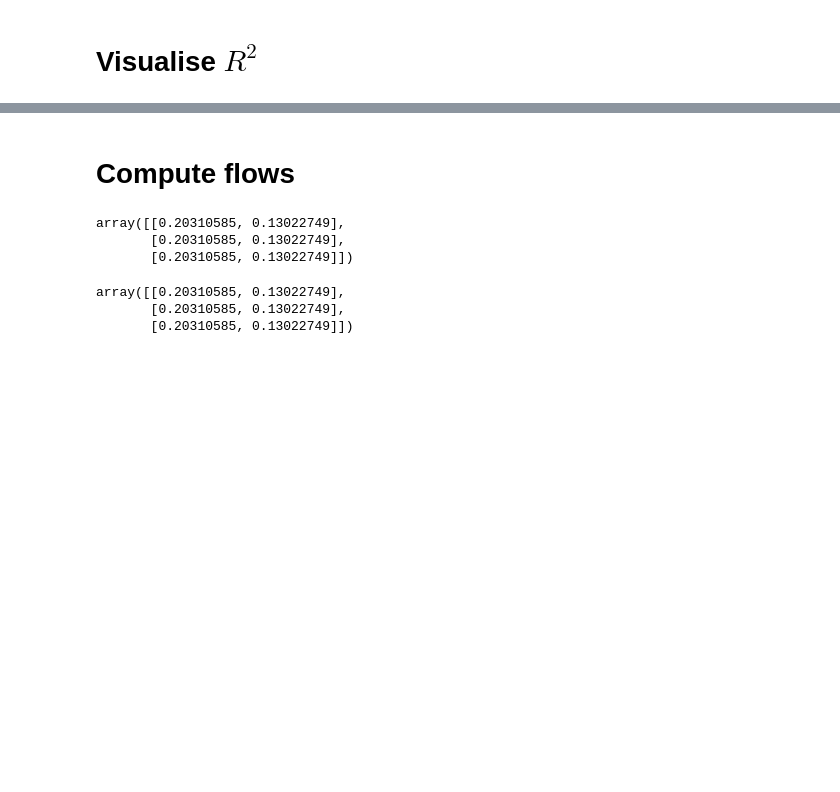
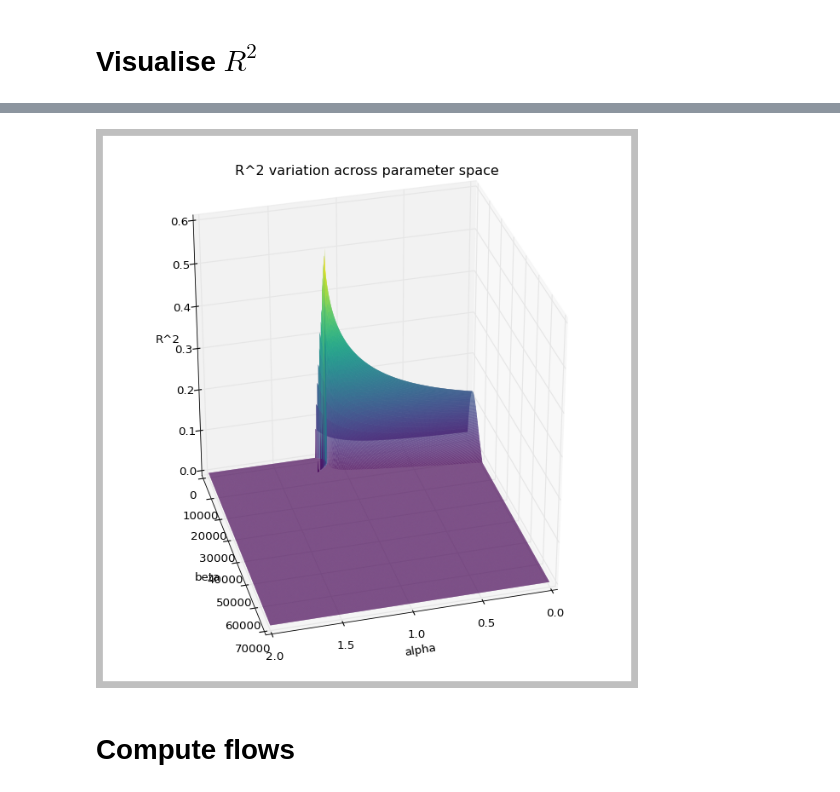
Before and after one commit to YannisZa/stochastic-travel-demand-modelling, a Jupyter notebook: notebooks/debugging_r_squared_analysis.ipynb, the cells around one changed output, grey strips where cells are left out. Cells and saved outputs as stored; diff of their text form; code cells hidden in the pictures; blank space fills up the shorter version.

```diff
--- a/notebooks/debugging_r_squared_analysis.ipynb
+++ b/notebooks/debugging_r_squared_analysis.ipynb
@@ -170,3 +295,21 @@ plt.colorbar()
+# %%
+# Get positive R^2 values
+positive_r2_values = copy.deepcopy(r2_values)
+positive_r2_values[positive_r2_values<0] = 0
+# %%
+# 3D plot
+fig = plt.figure(figsize=(10, 10))
+ax = plt.axes(projection='3d')
+ax.plot_surface(XX, YY, positive_r2_values, rstride=1, cstride=1,
+                cmap='viridis', edgecolor='none')
+ax.set_ylabel("beta")
+ax.set_xlabel("alpha")
+ax.set_zlabel("R^2")
+ax.set_title('R^2 variation across parameter space')
+
+ax.view_init(30, 75)
+# %% [output]
+[figure, added]
 # %% [markdown]
 # Compute flows
 # %%
@@ -201,15 +344,3 @@ for i in range(N):
         T[i,j] = o[i]*np.exp(alpha*xd[j]-beta*c[i,j]) / _sum
 
         That[i,j] = o[i]*np.exp(alpha*xhat[j]-beta*c[i,j]) / _sum_hat
-# %%
-T
-# %% [output]
-array([[0.20310585, 0.13022749],
-       [0.20310585, 0.13022749],
-       [0.20310585, 0.13022749]])
-# %%
-That
-# %% [output]
-array([[0.20310585, 0.13022749],
-       [0.20310585, 0.13022749],
-       [0.20310585, 0.13022749]])
```
Also changed, not shown: parts of 26 cells of this notebook, 5 other files.
